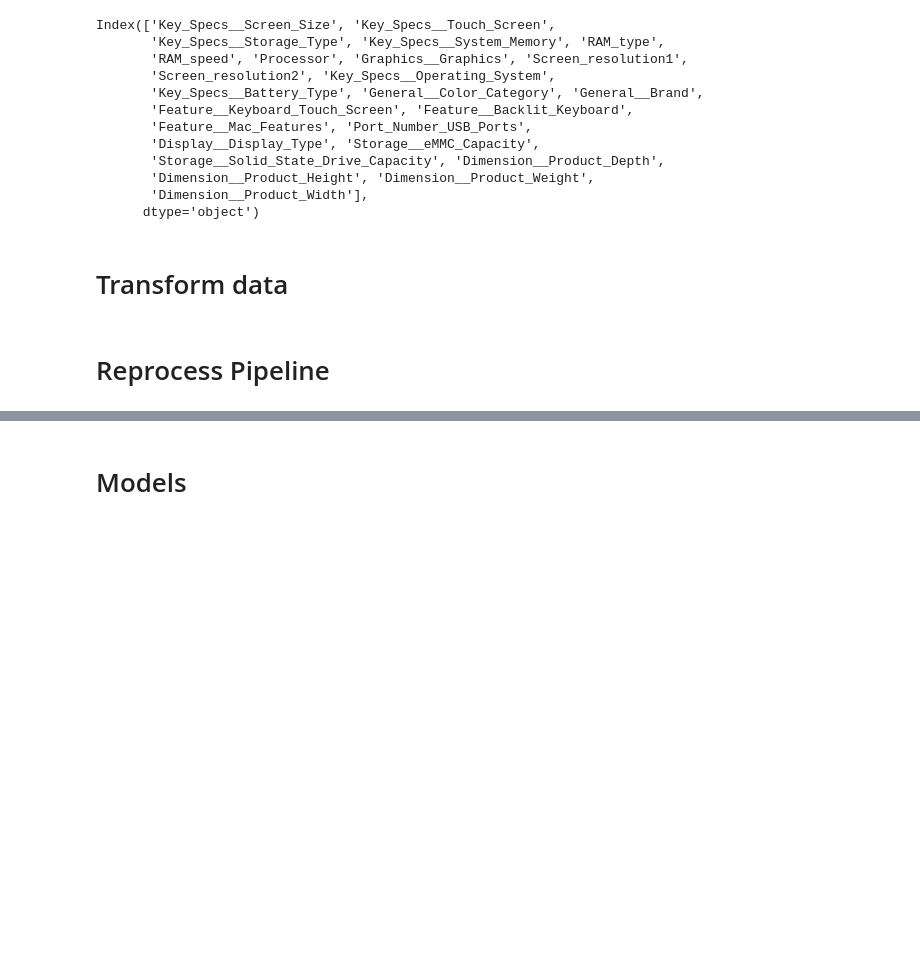
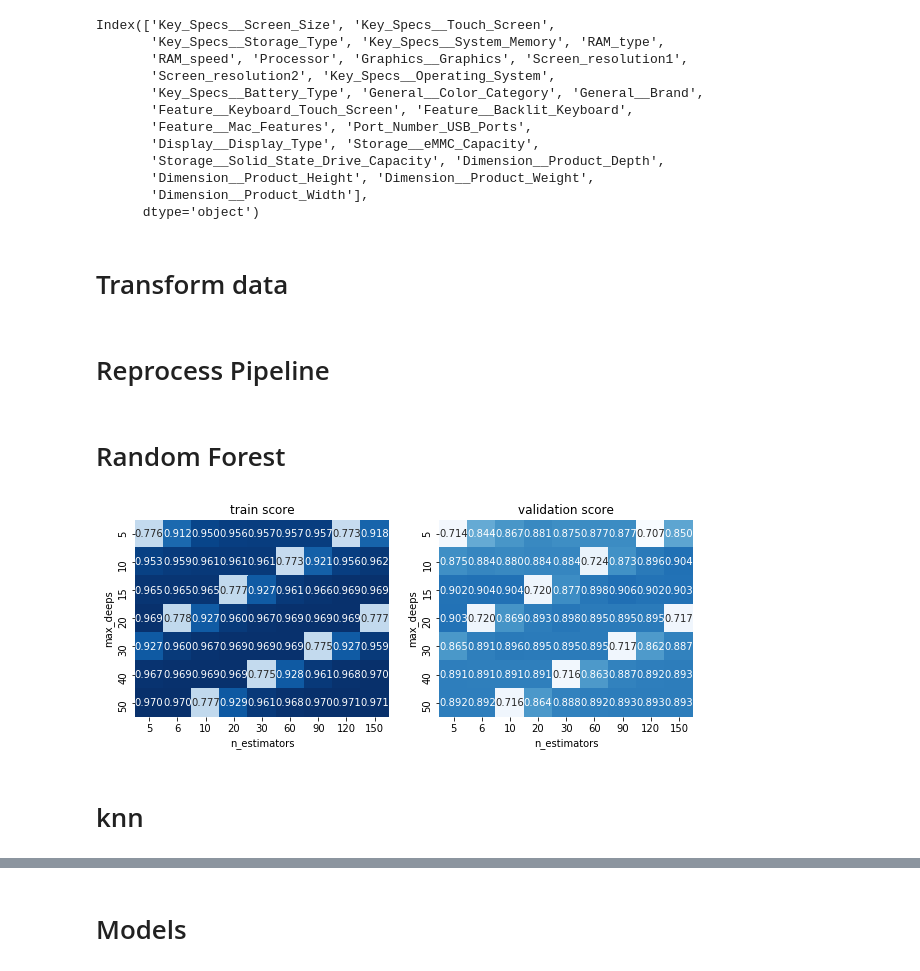
Before and after one commit to hxtruong6/DataScienceFinalProject, a Jupyter notebook: model/BestBuy/bestbuy_model_predict_price.ipynb, the cells around one changed output, grey strips where cells are left out. Drawn from its saved outputs; the diff is of its cells as text; code cells hidden in the pictures; blank space fills up the shorter version.

```diff
--- a/model/BestBuy/bestbuy_model_predict_price.ipynb
+++ b/model/BestBuy/bestbuy_model_predict_price.ipynb
@@ -110,7 +110,8 @@ class ColAdderDropper(BaseEstimator, TransformerMixin):
         return self
     def transform(self, X_df, y=None):
         transformed_X_df = X_df.copy()
-        transformed_X_df = transformed_X_df.drop([], axis=1)
+        transformed_X_df = transformed_X_df.drop([
+                 ], axis=1)
         return transformed_X_df
 # %%
 class FillNA(BaseEstimator, TransformerMixin):
@@ -123,8 +124,8 @@ class FillNA(BaseEstimator, TransformerMixin):
         self.fillna_values['Screen_resolution1'] = X_df['Screen_resolution1'].mean()
         self.fillna_values['Screen_resolution2'] = X_df['Screen_resolution2'].mean()
         self.fillna_values['Port_Number_USB_Ports'] = X_df['Port_Number_USB_Ports'].mean()
-        self.fillna_values['Storage__eMMC_Capacity'] = X_df['Storage__eMMC_Capacity'].mean()
-        self.fillna_values['Storage__Solid_State_Drive_Capacity'] = X_df['Storage__Solid_State_Drive_Capacity'].mean()
+        self.fillna_values['Storage__eMMC_Capacity'] = 0.0 #X_df['Storage__eMMC_Capacity'].mean()
+        self.fillna_values['Storage__Solid_State_Drive_Capacity'] = 0.0#X_df['Storage__Solid_State_Drive_Capacity'].mean()
         self.fillna_values['Dimension__Product_Depth'] = X_df['Dimension__Product_Depth'].mean()
         self.fillna_values['Dimension__Product_Height'] = X_df['Dimension__Product_Height'].mean()
         self.fillna_values['Dimension__Product_Weight'] = X_df['Dimension__Product_Weight'].mean()
@@ -141,7 +142,7 @@ class FillNA(BaseEstimator, TransformerMixin):
         self.fillna_values['General__Brand'] = X_df['General__Brand'].mode()[0]
         self.fillna_values['Feature__Keyboard_Touch_Screen'] = X_df['Feature__Keyboard_Touch_Screen'].mode()[0]
         self.fillna_values['Feature__Backlit_Keyboard'] = X_df['Feature__Backlit_Keyboard'].mode()[0]
-        self.fillna_values['Feature__Mac_Features'] = X_df['Feature__Mac_Features'].mode()[0]#'Others'
+        self.fillna_values['Feature__Mac_Features'] = 'NotHave'#X_df['Feature__Mac_Features'].mode()[0]#'Others'
         self.fillna_values['Display__Display_Type'] = X_df['Display__Display_Type'].mode()[0]
 
         return self
@@ -205,3 +206,40 @@ category_imputer = Pipeline([('one_hot_vector', OneHotEncoder(handle_unknown='ig
 
 transform_cols = ColumnTransformer([('category_imputer', category_imputer, category_cols)])
 reprocess_pipeline = Pipeline([('coladderdropper', ColAdderDropper()), ('fill_na', FillNA()), ('transform_cols', transform_cols), ('std_scaler', StandardScaler(with_mean=False))])
+# %% [markdown]
+# Random Forest
+# %%
+random_forest = RandomForestRegressor(verbose=0, n_jobs=4, random_state=0, max_depth=5)
+full_pipeline = Pipeline([('reprocess_data', reprocess_pipeline), ('random_forest', random_forest)])
+
+n_estimators = [5, 6, 10, 20, 30, 60, 90, 120, 150]
+max_deeps =[5, 10, 15, 20, 30, 40, 50]
+train_score = []
+val_score = []
+for n_es_ in n_estimators:
+    for max_deep in max_deeps:
+        full_pipeline.set_params(random_forest__n_estimators=n_es_, random_forest__max_depth=max_deep)
+        full_pipeline.fit(train_X_df, train_y_sr)
+        train_score.append(full_pipeline.score(train_X_df, train_y_sr))
+        val_score.append(full_pipeline.score(val_X_df, val_y_sr))
+#         print('n_estimator: %d - Train score: %f - Val score: %f' %(n_es_, full_pipeline.score(train_X_df, train_y_sr), full_pipeline.score(val_X_df, val_y_sr)))
+# %%
+train_scores_df = pd.DataFrame(data=np.array(train_score).reshape(len(max_deeps), -1),
+                             index=max_deeps, columns= n_estimators)
+val_scores_df = pd.DataFrame(data=np.array(val_score).reshape(len(max_deeps), -1),
+                           index= max_deeps, columns= n_estimators)
+min_score = min(min(train_score), min(val_score))
+max_score = max(max(train_score), max(val_score))
+plt.figure(figsize=(10, 5))
+plt.subplot(1, 2, 1)
+sns.heatmap(train_scores_df, vmin=min_score, vmax=max_score, square=True, annot=True,
+cbar=False, fmt='.3f', cmap='Blues')
+plt.title('train score'); plt.ylabel('max_deeps'); plt.xlabel('n_estimators')
+plt.subplot(1, 2, 2)
+sns.heatmap(val_scores_df, vmin=min_score, vmax=max_score, square=True, annot=True,
+cbar=False, fmt='.3f', cmap='Blues')
+plt.title('validation score'); plt.ylabel('max_deeps'); plt.xlabel('n_estimators');
+# %% [output]
+[figure, added]
+# %% [markdown]
+# knn
```
Also changed, not shown: parts of 18 cells of this notebook, 1 other file.
